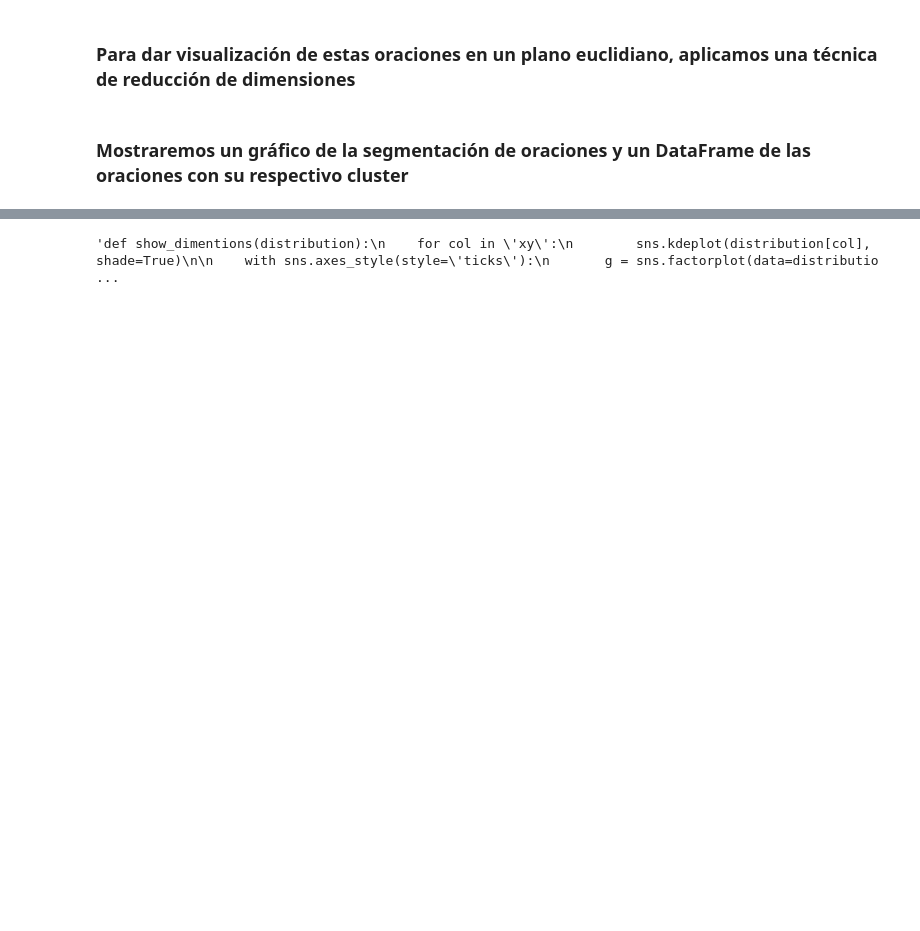
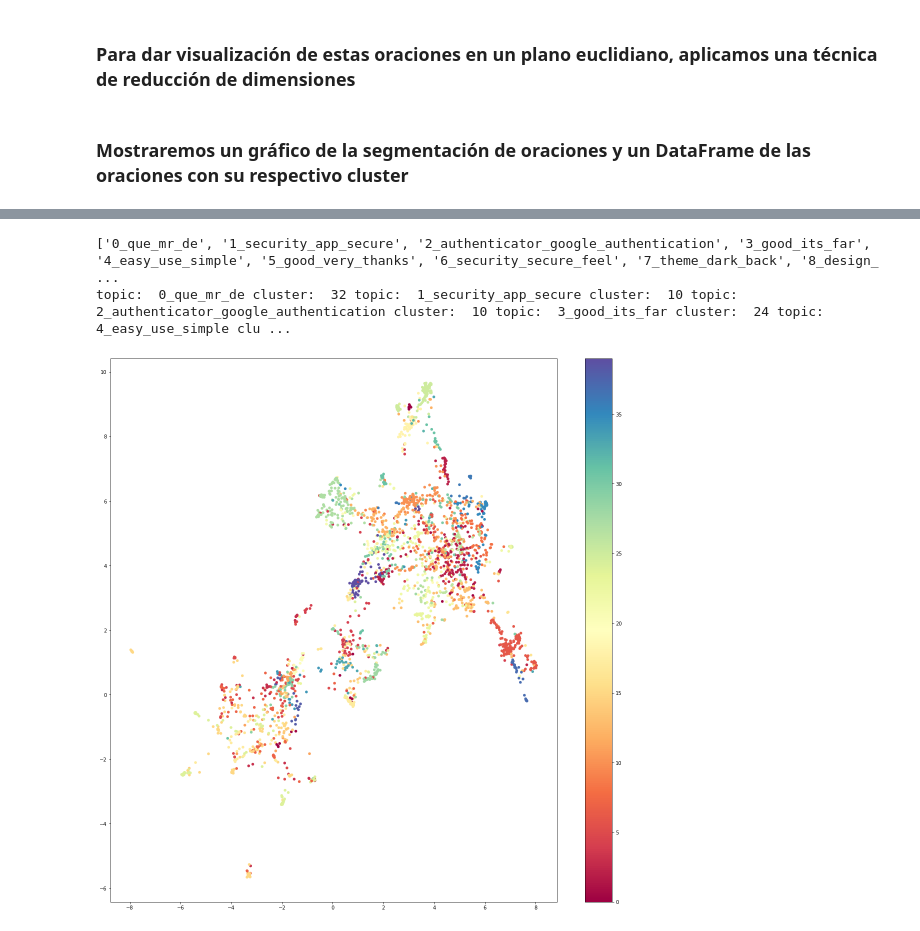
Before and after one commit to LuisSante/Text-segmentation-using-Agglomerative-Clustering, a Jupyter notebook: NLP - Clustering/agglomerative_clustering.ipynb, the cells around one changed output, grey strips where cells are left out. Cells and saved outputs as stored; diff of their text form; code cells hidden in the pictures; blank space fills up the shorter version.

```diff
--- a/NLP - Clustering/agglomerative_clustering.ipynb
+++ b/NLP - Clustering/agglomerative_clustering.ipynb
@@ -109,7 +39,7 @@ def extract_corpus(dataset):
         lista.append({'package_name':dataset['package_name'].unique()[i], 'size': len(dataset_temp)})#otener un package_name y el número de oraciones
 
     lista = sorted(lista, key=lambda x: x['size'], reverse=True)#se ordena para saber que package_name tiene el mayor n° de oraciones
-    dataframe = dataset[dataset['package_name'] == lista[8]['package_name']]#el mayor será el elemnto que ocupa la posicion 0
+    dataframe = dataset[dataset['package_name'] == lista[0]['package_name']]#el mayor será el elemnto que ocupa la posicion 0
     corpus = list(dataframe['review'])#extraemos un corpus
 
     #corpus = clean_corpus(corpus)
@@ -152,8 +82,7 @@ def neural_embeddings_queries(queries):
     model_embedder = SentenceTransformer('all-MiniLM-L6-v2')#modelo pre-entrenado
 
     embeddings_queries = model_embedder.encode(queries,
-                                        convert_to_tensor=False,
-                                        show_progress_bar=True) #generamos las incrustaciones
+                                        convert_to_tensor=False) #generamos las incrustaciones
 
     embeddings_queries = embeddings_queries /  np.linalg.norm(embeddings_queries, axis=0, keepdims=True) #normalizamos
 
@@ -211,12 +138,6 @@ def clustering(dataset_review, attempts):
     corpus_dataframe = convert_corpus_to_dataFrame(corpus) #de set de oraciones se convierte en un DF para asignarle su número de cluster
     corpus_dataframe['cluster'] = cluster_labels #se le asigna a cada oración un cluster
 
-    '''topics = [] # creo una lista para llenar con los temas segun el cluster respectivo
-    for i in corpus_dataframe['cluster']:
-        topics.append(label_topics[i])
-
-    corpus_dataframe['Topics'] = topics #creo una columna TOPICS que indica el tema de cada cluster'''
-
     return embeddings, label_topics, corpus_dataframe
 # %% [markdown]
 ### Búsqueda semántica para encontrar el tema de cada cluster
@@ -328,22 +197,23 @@ def dimension_reduction(embeddings):
 ### Mostraremos un gráfico de la segmentación de oraciones y un DataFrame de las oraciones con su respectivo cluster
 # %%
 def show_graphics_and_themes(dataset_review, attemps):
-    embeddings, corpus_dataframe = clustering(dataset_review, attemps)
+    embeddings, reporte_tuplas, corpus_dataframe = semantic_search(dataset_review, attemps)
     review_2d = dimension_reduction(embeddings) #se reduce a dos dimensiones las incrustaciones para poder plotear
 
     review_2d['labels'] = corpus_dataframe['cluster']
-    review_2d['Topics'] = corpus_dataframe['Topics']
 
     plt.figure(figsize=(20, 20))
     clustered = review_2d[review_2d.labels != -1]
-    #print("clustered", clustered)
+
+    reporte_tuplas = pd.DataFrame(reporte_tuplas, columns=['Topics','cluster'])
+
     plt.scatter(review_2d.x,
                 review_2d.y,
                 c=clustered.labels,
                 s=20,
                 cmap='Spectral')
-    #plt.legend(review_2d['Topics'])
+
     plt.colorbar()
     plt.show()
 
-    return corpus_dataframe
+    return corpus_dataframe, reporte_tuplas
@@ -357,9 +220,6 @@ NameError: name 'topics' is not defined
-# %%
-'''def show_dimentions(distribution):
-    for col in 'xy':
-        sns.kdeplot(distribution[col], shade=True)
-
-    with sns.axes_style(style='ticks'):
-       g = sns.factorplot(data=distribution, kind="box")'''
-# %% [output]
-'def show_dimentions(distribution):\n    for col in \'xy\':\n        sns.kdeplot(distribution[col], shade=True)\n\n    with sns.axes_style(style=\'ticks\'):\n       g = sns.factorplot(data=distributio ...
+# %%
+topics, reporte = show_graphics_and_themes(review, 80)
+# %% [output]
+['0_que_mr_de', '1_security_app_secure', '2_authenticator_google_authentication', '3_good_its_far', '4_easy_use_simple', '5_good_very_thanks', '6_security_secure_feel', '7_theme_dark_back', '8_design_ ...
+topic:  0_que_mr_de cluster:  32 topic:  1_security_app_secure cluster:  10 topic:  2_authenticator_google_authentication cluster:  10 topic:  3_good_its_far cluster:  24 topic:  4_easy_use_simple clu ...
+[figure, added]
```
Also changed, not shown: parts of 14 cells of this notebook.
